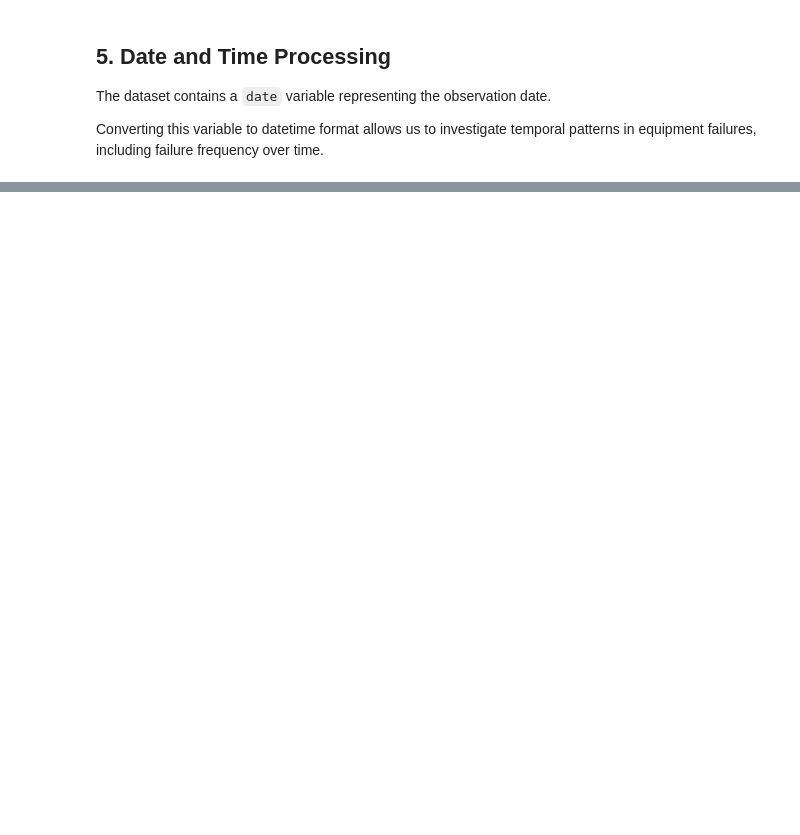
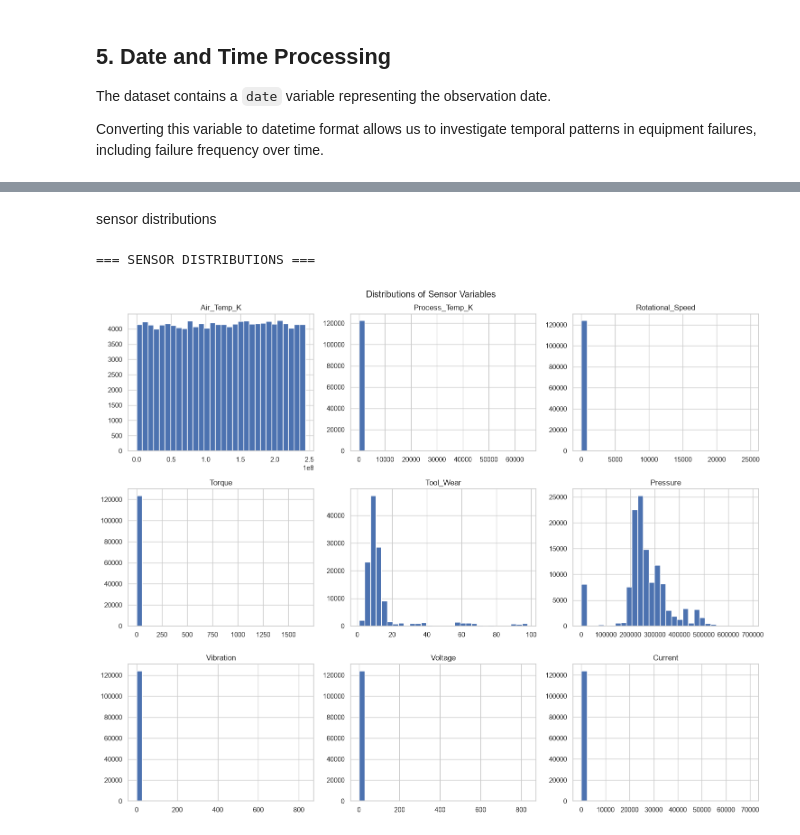
Before and after one commit to zainab1kausar338-babyseven/Predictive-Maintenance-for-Industrial-Equipment-Failure-Classification-, a Jupyter notebook: notebooks/eda.ipynb, the cells around one changed output, grey strips where cells are left out. Drawn from its saved outputs; the diff is of its cells as text; code cells hidden in the pictures; blank space fills up the shorter version.

```diff
--- a/notebooks/eda.ipynb
+++ b/notebooks/eda.ipynb
@@ -745,0 +264,22 @@ Therefore, model selection should consider the operational cost of missed failur
+# %%
+print("=== DATE CONTINUITY ANALYSIS ===")
+
+# Make sure date is datetime
+df["date"] = pd.to_datetime(df["date"])
+
+# Sort by date
+dates = df["date"].sort_values().drop_duplicates()
+
+print("First Date:", dates.min())
+print("Last Date:", dates.max())
+
+print("Number of Unique Dates:", len(dates))
+
+# Calculate gaps between consecutive calendar dates
+date_gaps = dates.diff().dropna()
+
+print("\nLargest Gap:")
+print(date_gaps.max())
+
+print("\nGap Distribution:")
+print(date_gaps.value_counts().sort_index())
@@ -745,0 +584,28 @@ Therefore, model selection should consider the operational cost of missed failur
+# %% [markdown]
+sensor distributions
+# %%
+print("=== SENSOR DISTRIBUTIONS ===")
+
+sensor_cols = [
+    "Air_Temp_K",
+    "Process_Temp_K",
+    "Rotational_Speed",
+    "Torque",
+    "Tool_Wear",
+    "Pressure",
+    "Vibration",
+    "Voltage",
+    "Current"
+]
+
+df[sensor_cols].hist(
+    bins=30,
+    figsize=(15, 12)
+)
+
+plt.suptitle("Distributions of Sensor Variables")
+plt.tight_layout()
+plt.show()
+# %% [output]
+=== SENSOR DISTRIBUTIONS ===
+[figure, added]
```
Also changed, not shown: parts of 86 cells of this notebook, 1 other file.
